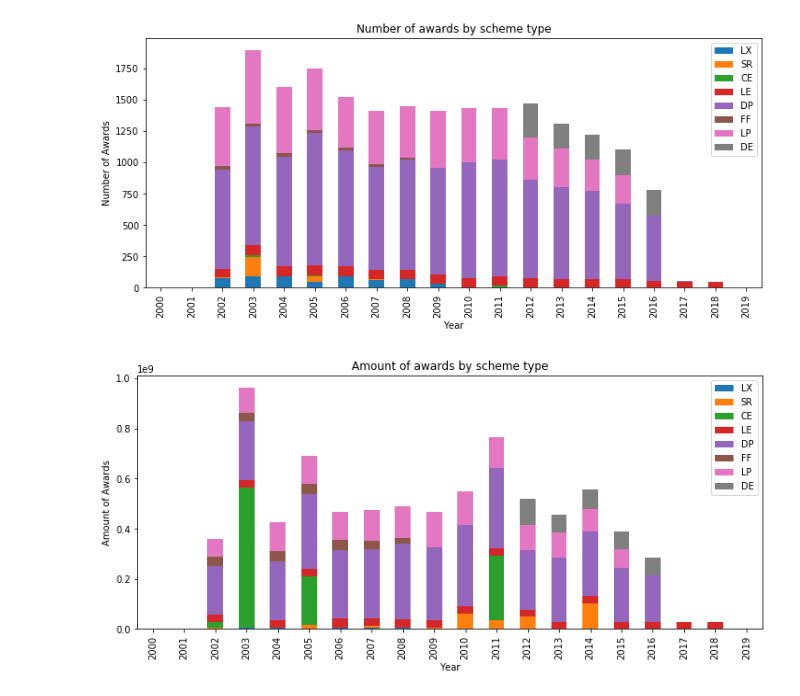
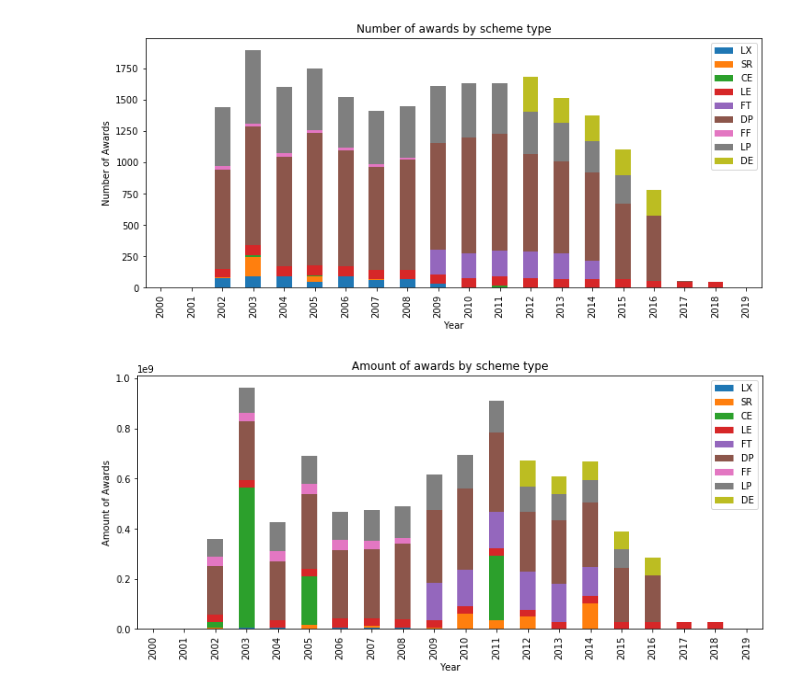
Before and after one commit to shinminjeong/moneymatters, a Jupyter notebook: scripts/arc_grant_analysis.ipynb, the cells around one changed output. Saved outputs shown, nothing was run; the diff lists cells and outputs as text; code cells hidden in the pictures.

```diff
--- a/scripts/arc_grant_analysis.ipynb
+++ b/scripts/arc_grant_analysis.ipynb
@@ -50,23 +50,23 @@ plt.show()
 # %%
-major = ["LX", "SR", "CE", "LE", "DP", "FF", "LP", "DE"]
+major = ["LX", "SR", "CE", "LE", "FT", "DP", "FF", "LP", "DE"]
 m_data_c = {k:data_c[k] for k in major}
 m_data_a = {k:data_a[k] for k in major}
 df = pd.DataFrame(m_data_c, index=index)
 ax = df.plot(kind='bar', stacked=True, figsize=(12, 5))
 ax.set_ylabel('Number of Awards')
 plt.title("Number of awards by scheme type")
 plt.legend(bbox_to_anchor=(1, 1))
 plt.show()
 
 df = pd.DataFrame(m_data_a, index=index)
 ax = df.plot(kind='bar', stacked=True, figsize=(12, 5))
 ax.set_ylabel('Amount of Awards')
 plt.title("Amount of awards by scheme type")
 plt.legend(bbox_to_anchor=(1, 1))
 plt.show()
 # %% [output]
-[figure, old version]
+[figure, new version]
-[figure, old version]
+[figure, new version]
 # %%
 years = range(2000, 2020, 1)
 grant_data = {str(y):{"count":{}, "amount":{}} for y in years}
```
Also changed, not shown: parts of 3 cells of this notebook.
